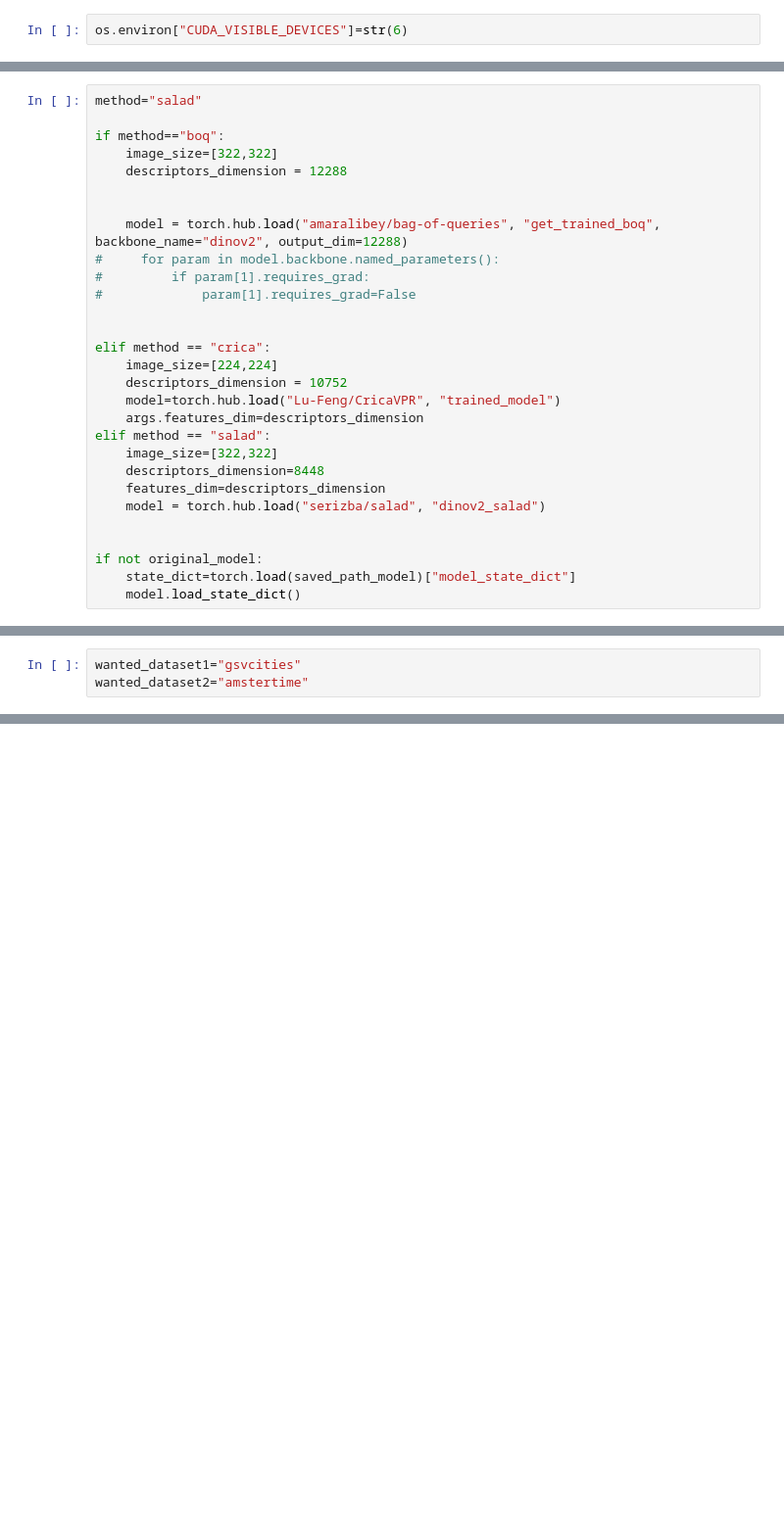
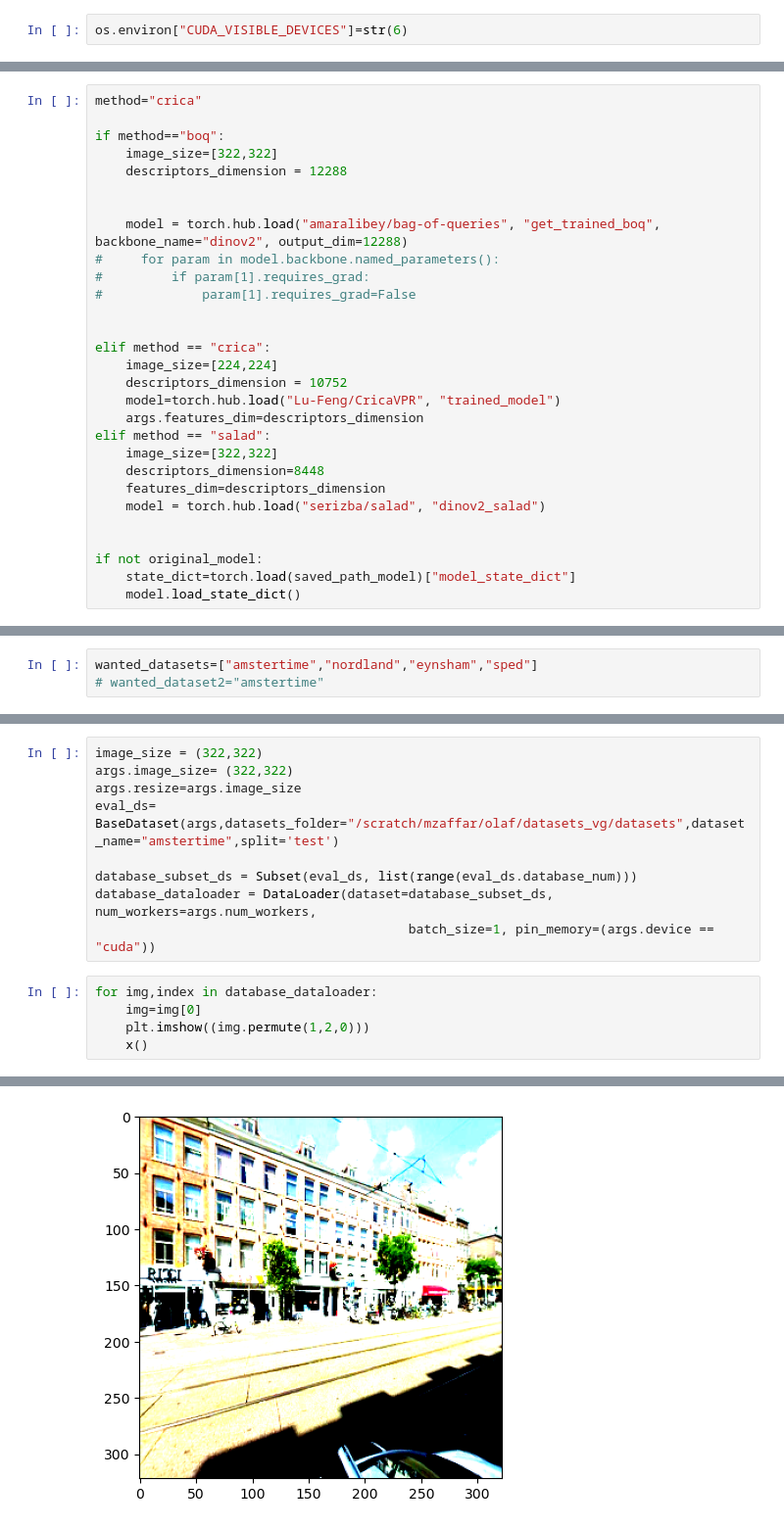
Before and after one commit to Olafv01/reference-set-fine-tuning, a Jupyter notebook: TSNE_visualization.ipynb, the cells around one changed output, grey strips where cells are left out. Shown: that part at 98% size. Cells and saved outputs as stored; diff of their text form; blank space fills up the shorter version.

```diff
--- a/TSNE_visualization.ipynb
+++ b/TSNE_visualization.ipynb
@@ -20,7 +22,7 @@ logfile=torch.load(saved_path_log)
 args=logfile['args']
 original_model=True
 # %%
-method="salad"
+method="crica"
 
 if method=="boq":
     image_size=[322,322]
@@ -54,3 +57,3 @@ Using cache found in /home/osverburg/.cache/torch/hub/facebookresearch_dinov2_ma
 # %%
-wanted_dataset1="gsvcities"
-wanted_dataset2="amstertime"
+wanted_datasets=["amstertime","nordland","eynsham","sped"]
+# wanted_dataset2="amstertime"
@@ -98,0 +246,15 @@ aggregator has 1.411e+06 parameter and is trainable on 1.411e+06
+# %%
+image_size = (322,322)
+args.image_size= (322,322)
+args.resize=args.image_size
+eval_ds= BaseDataset(args,datasets_folder="/scratch/mzaffar/olaf/datasets_vg/datasets",dataset_name="amstertime",split='test')
+
+database_subset_ds = Subset(eval_ds, list(range(eval_ds.database_num)))
+database_dataloader = DataLoader(dataset=database_subset_ds, num_workers=args.num_workers,
+                                         batch_size=1, pin_memory=(args.device == "cuda"))
+# %%
+for img,index in database_dataloader:
+    img=img[0]
+    plt.imshow((img.permute(1,2,0)))
+    x()
+# %% [output]
@@ -98,0 +263 @@ aggregator has 1.411e+06 parameter and is trainable on 1.411e+06
+[figure, added]
```
Also changed, not shown: parts of 12 cells of this notebook, 8 other files.
